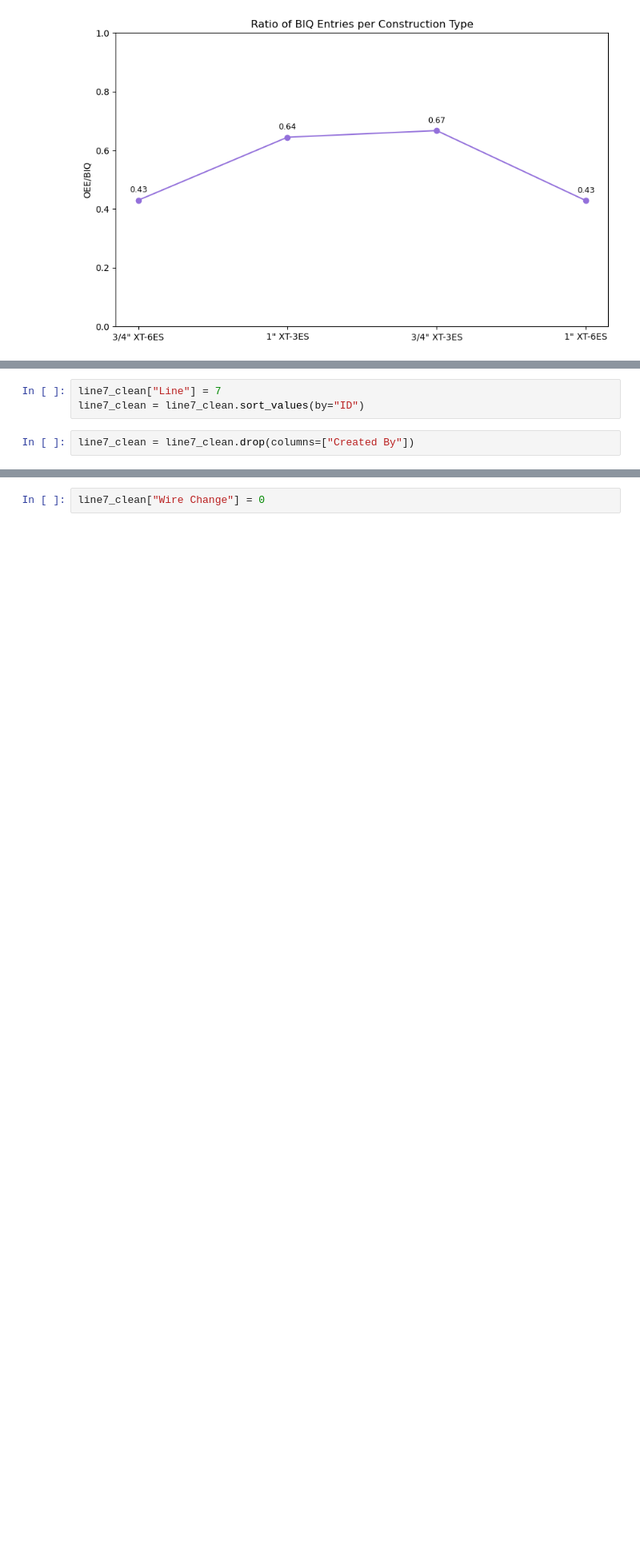
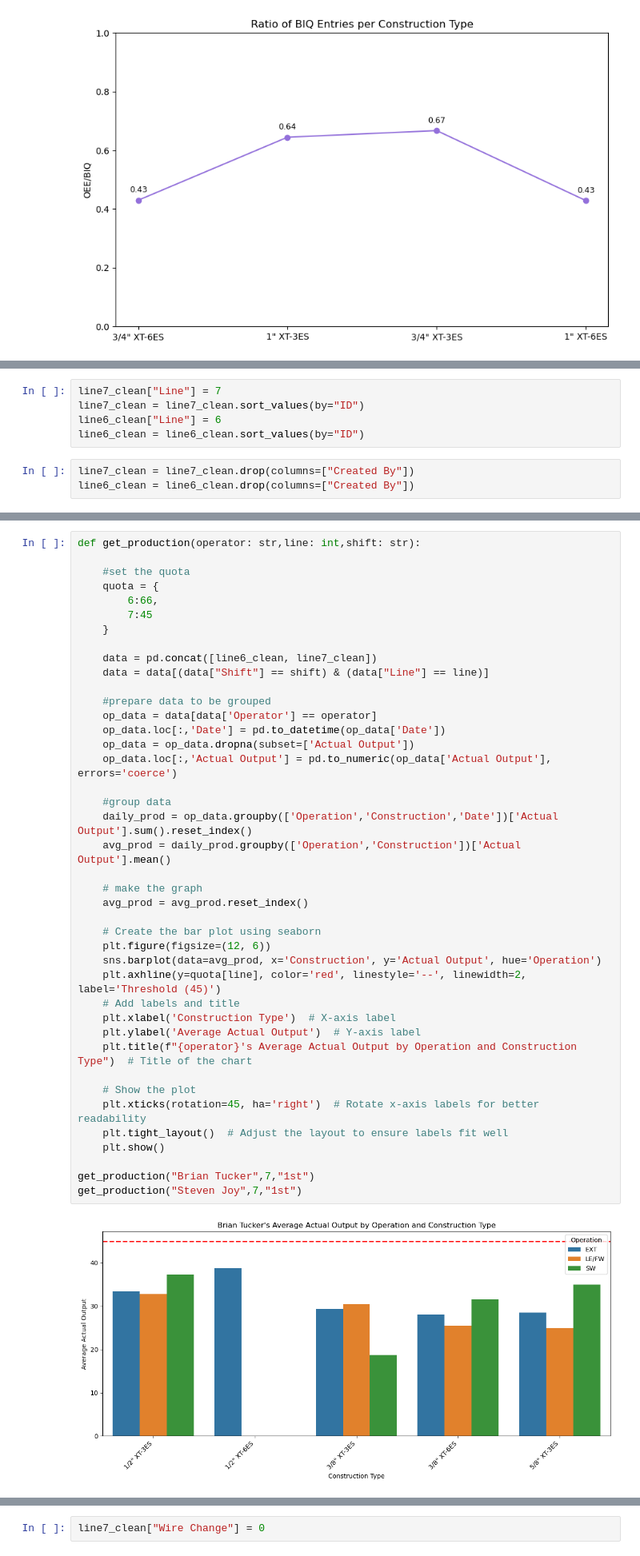
Before and after one commit to joystain/Caterpiller_Analyses, a Jupyter notebook: OEE_BIQ_Analysis.ipynb, the cells around one changed output, grey strips where cells are left out. Shown: that part at 80% size. Cells and saved outputs as stored; diff of their text form; blank space fills up the shorter version.

```diff
--- a/OEE_BIQ_Analysis.ipynb
+++ b/OEE_BIQ_Analysis.ipynb
@@ -131,5 +129,8 @@ Status: **rough**
 # %%
 line7_clean["Line"] = 7
 line7_clean = line7_clean.sort_values(by="ID")
+line6_clean["Line"] = 6
+line6_clean = line6_clean.sort_values(by="ID")
 # %%
 line7_clean = line7_clean.drop(columns=["Created By"])
+line6_clean = line6_clean.drop(columns=["Created By"])
@@ -135,0 +139,43 @@ line7_clean = line7_clean.drop(columns=["Created By"])
+# %%
+def get_production(operator: str,line: int,shift: str):
+
+    #set the quota
+    quota = {
+        6:66,
+        7:45
+    }
+
+    data = pd.concat([line6_clean, line7_clean])
+    data = data[(data["Shift"] == shift) & (data["Line"] == line)]
+
+    #prepare data to be grouped
+    op_data = data[data['Operator'] == operator]
+    op_data.loc[:,'Date'] = pd.to_datetime(op_data['Date'])
+    op_data = op_data.dropna(subset=['Actual Output'])
+    op_data.loc[:,'Actual Output'] = pd.to_numeric(op_data['Actual Output'], errors='coerce')
+
+    #group data
+    daily_prod = op_data.groupby(['Operation','Construction','Date'])['Actual Output'].sum().reset_index()
+    avg_prod = daily_prod.groupby(['Operation','Construction'])['Actual Output'].mean()
+
+    # make the graph
+    avg_prod = avg_prod.reset_index()
+
+    # Create the bar plot using seaborn
+    plt.figure(figsize=(12, 6))
+    sns.barplot(data=avg_prod, x='Construction', y='Actual Output', hue='Operation')
+    plt.axhline(y=quota[line], color='red', linestyle='--', linewidth=2, label='Threshold (45)')
+    # Add labels and title
+    plt.xlabel('Construction Type')  # X-axis label
+    plt.ylabel('Average Actual Output')  # Y-axis label
+    plt.title(f"{operator}'s Average Actual Output by Operation and Construction Type")  # Title of the chart
+
+    # Show the plot
+    plt.xticks(rotation=45, ha='right')  # Rotate x-axis labels for better readability
+    plt.tight_layout()  # Adjust the layout to ensure labels fit well
+    plt.show()
+
+get_production("Brian Tucker",7,"1st")
+get_production("Steven Joy",7,"1st")
+# %% [output]
+[figure, added]
```
Also changed, not shown: parts of 6 cells of this notebook, 1 other file.
